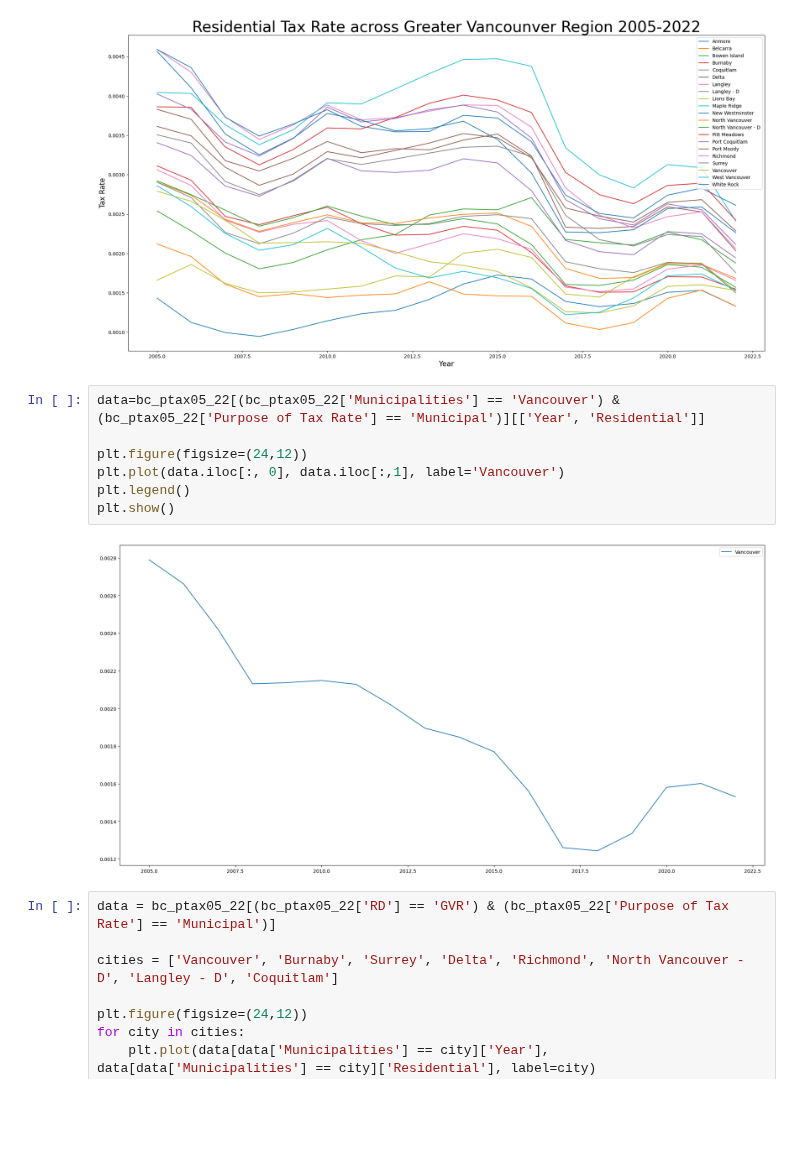
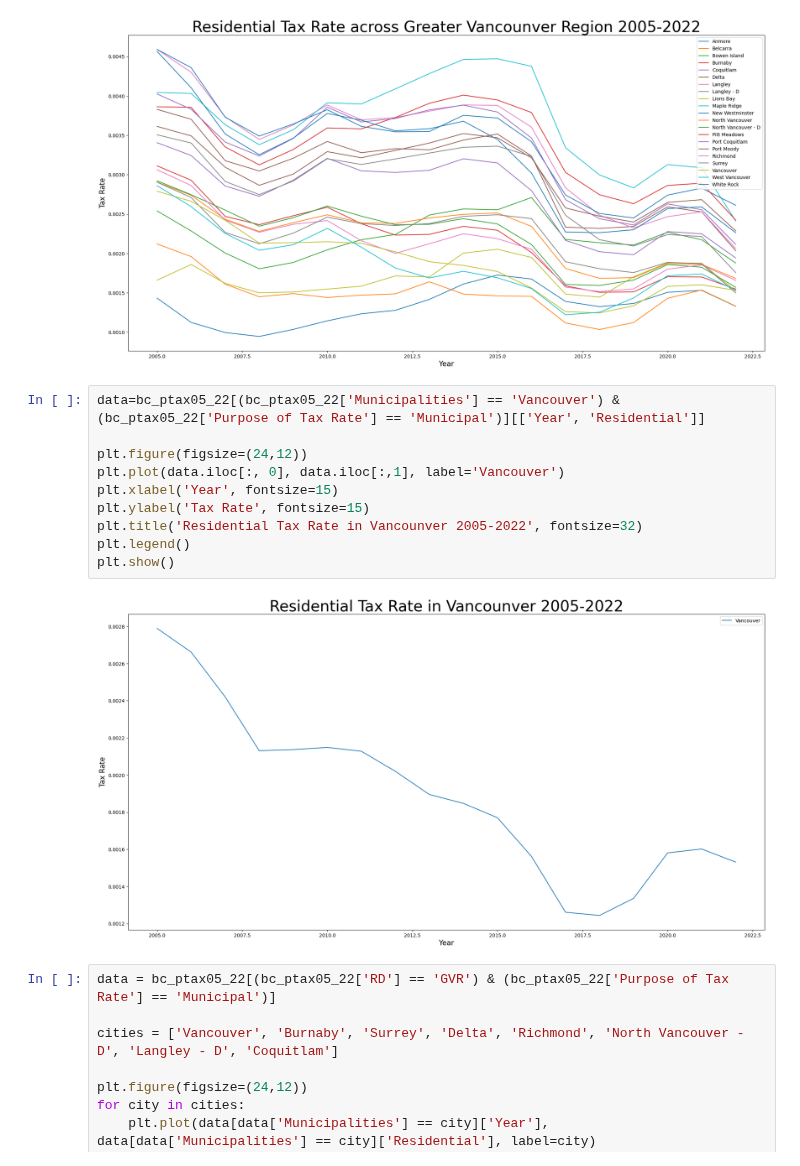
Before and after one commit to ddsarai/propertTax_comps, a Jupyter notebook: BC_pTax_2005_2022.ipynb, the cells around one changed output. Cells and saved outputs as stored; diff of their text form; blank space fills up the shorter version.

```diff
--- a/BC_pTax_2005_2022.ipynb
+++ b/BC_pTax_2005_2022.ipynb
@@ -338,12 +338,15 @@ plt.show()
 # %%
 data=bc_ptax05_22[(bc_ptax05_22['Municipalities'] == 'Vancouver') & (bc_ptax05_22['Purpose of Tax Rate'] == 'Municipal')][['Year', 'Residential']]
 
 plt.figure(figsize=(24,12))
 plt.plot(data.iloc[:, 0], data.iloc[:,1], label='Vancouver')
+plt.xlabel('Year', fontsize=15)
+plt.ylabel('Tax Rate', fontsize=15)
+plt.title('Residential Tax Rate in Vancounver 2005-2022', fontsize=32)
 plt.legend()
 plt.show()
 # %% [output]
-[figure, old version]
+[figure, new version]
 # %%
 data = bc_ptax05_22[(bc_ptax05_22['RD'] == 'GVR') & (bc_ptax05_22['Purpose of Tax Rate'] == 'Municipal')]
 
```
Also changed, not shown: 2 other files.
